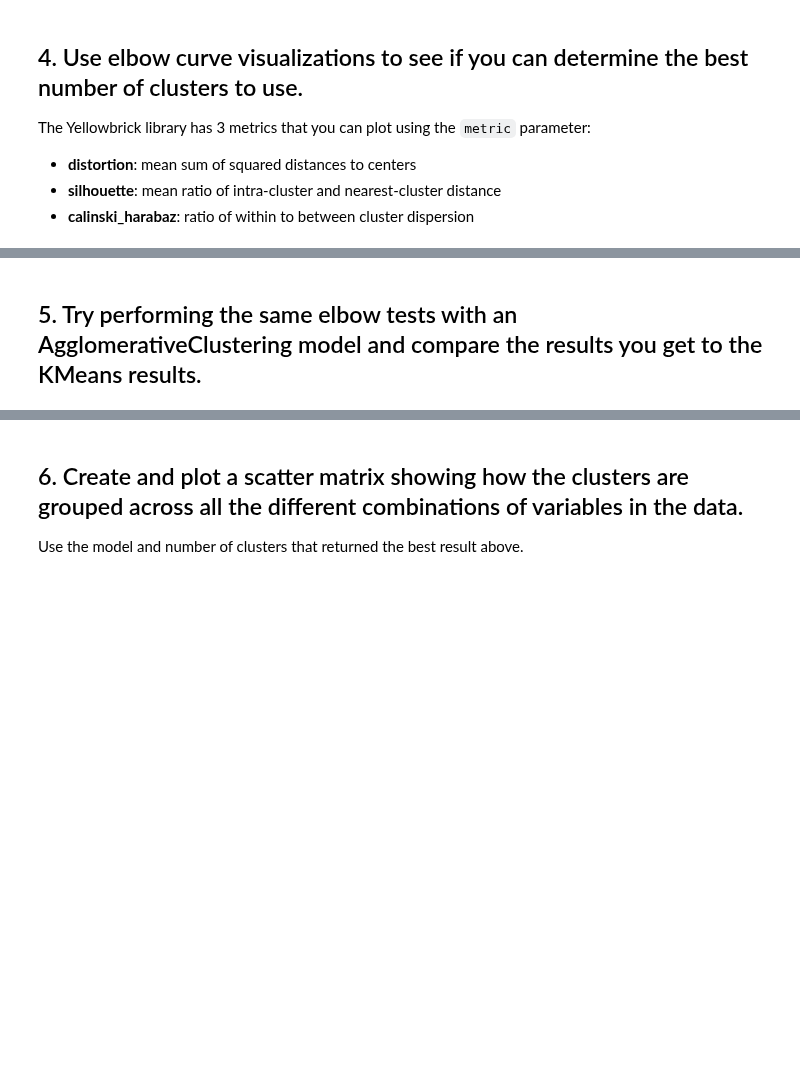
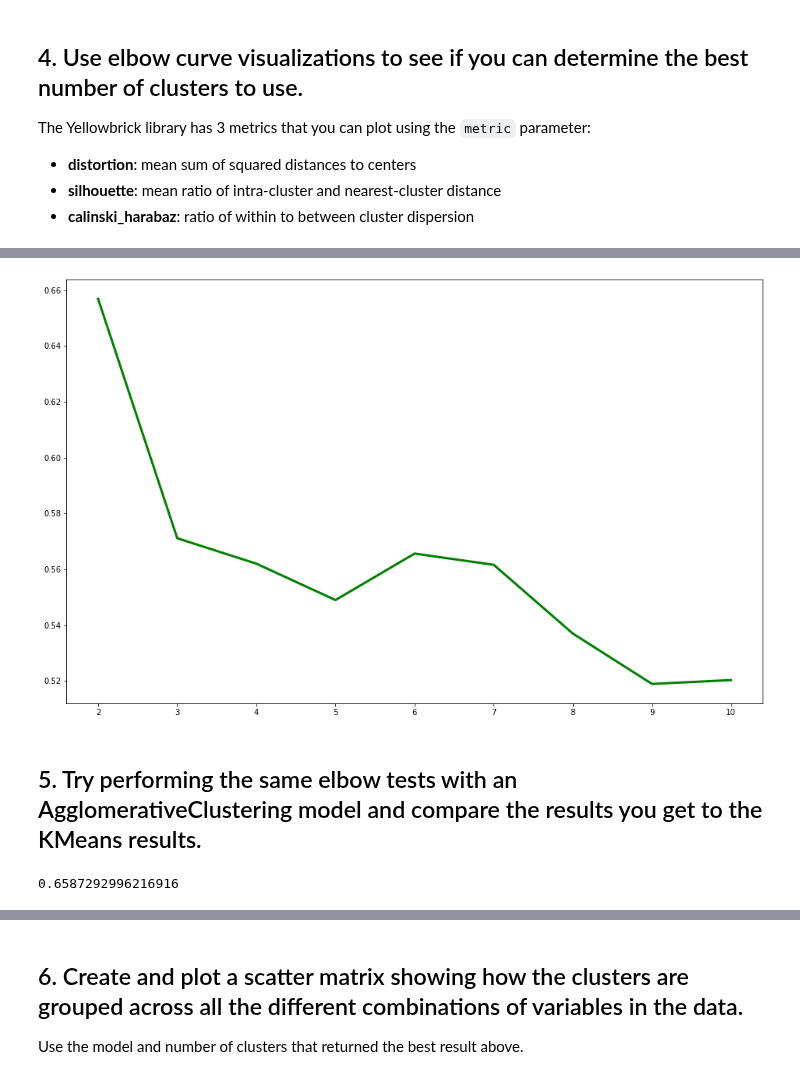
Before and after one commit to ta-datapt-bcn/lab_evaluation, a Jupyter notebook: lab-unsupervised-learning-evaluation/your-code/main.ipynb, the cells around one changed output, grey strips where cells are left out. Saved outputs shown, nothing was run; the diff lists cells and outputs as text; code cells hidden in the pictures; blank space fills up the shorter version.

```diff
--- a/lab-unsupervised-learning-evaluation/your-code/main.ipynb
+++ b/lab-unsupervised-learning-evaluation/your-code/main.ipynb
@@ -11,4 +12,6 @@ warnings.filterwarnings("ignore", category=RuntimeWarning)
 # %% [markdown]
 Load the wine dataset using sklearn and get the datasets X and y containing the target and the rest of the variables
+# %%
+wine = load_wine()
 # %% [markdown]
 ## 1. Train a KMeans clustering model on the data set using 8 clusters and compute the silhouette score for the model.
@@ -31,2 +51,18 @@ ModuleNotFoundError: No module named 'yellowbrick'
+# %%
+score =[]
+for i in range(2, 11):
+    KM = KMeans(n_clusters = i, max_iter = 500)
+    KM.fit(wine.data)
+
+    # calculates squared error
+    # for the clustered points
+    score.append(silhouette_score(wine.data, KM.labels_))
+
+# plot the cost against K values
+plt.figure(figsize=(16,10))
+plt.plot(range(2, 11), score, color ='g', linewidth ='3')
+plt.show() # clear the plot
+# %% [output]
+[figure, added]
 # %% [markdown]
 ## 5. Try performing the same elbow tests with an AgglomerativeClustering model and compare the results you get to the KMeans results.
@@ -34,0 +69,7 @@ from sklearn.cluster import AgglomerativeClustering
+# %%
+from sklearn.cluster import AgglomerativeClustering
+Agg = AgglomerativeClustering(n_clusters = 2)
+Agg.fit(wine.data)
+silhouette_score(wine.data, Agg.labels_)
+# %% [output]
+0.6587292996216916
```
Also changed, not shown: parts of 8 cells of this notebook, 1 other file.
